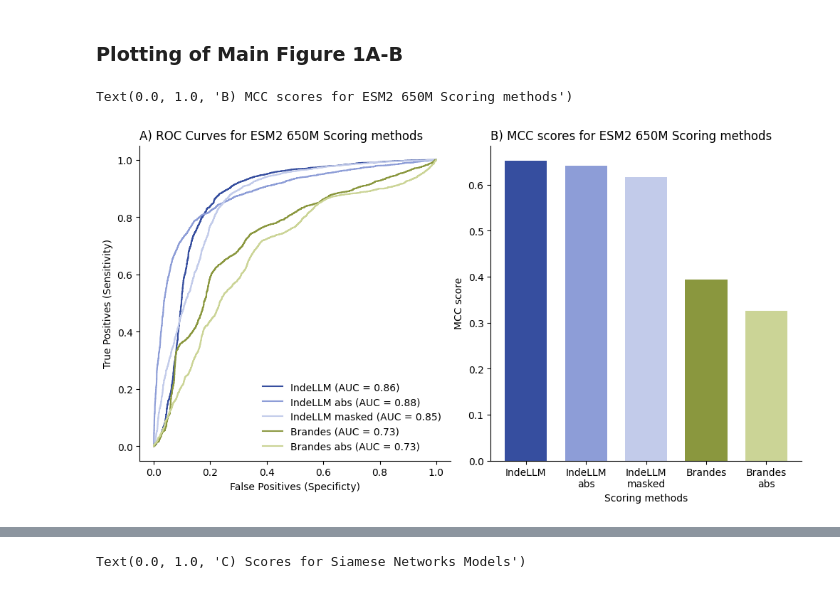
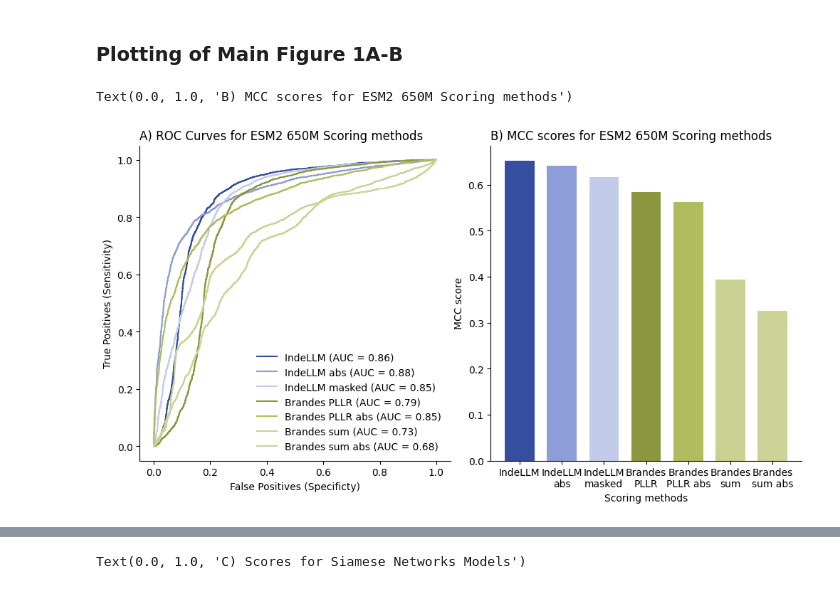
Before and after one commit to OriolGraCar/IndeLLM, a Jupyter notebook: Analysis/Analysis.ipynb, the cells around one changed output, grey strips where cells are left out. Cells and saved outputs as stored; diff of their text form; code cells hidden in the pictures.

```diff
--- a/Analysis/Analysis.ipynb
+++ b/Analysis/Analysis.ipynb
@@ -25,8 +25,11 @@ scoresESM2_3B = pd.read_csv("../Data/scores_ESM2_3B.csv")
 scoresESM2_150M = pd.read_csv("../Data/scores_ESM2_150M.csv")
 scoresESM2_650M = pd.read_csv("../Data/scores_ESM2_650M.csv")
 scoresESM2_650M_masked = pd.read_csv("../Data/scores_ESM2_650M_masked.csv")
+scoresESM2_35M = pd.read_csv("../Data/scores_ESM2_35M.csv")
 scoresESM3 = pd.read_csv("../Data/scores_ESM3.csv")
 scoresProtTrans = pd.read_csv("../Data/scores_ProtBert.csv")
+log_scoresESM2_650M = pd.read_csv("../Data/log_scores_ESM2_650M.csv")
+
 
 #Import siamese model scores
 siamese_m4_train = pd.read_csv("siamese_m4_train.csv")
@@ -48,6 +51,11 @@ scoresESM2_650M['dif_IndeLLM_abs'] = abs(scoresESM2_650M['IndeLLM_mut'] - scores
 scoresESM2_650M_masked['dif_IndeLLM'] = scoresESM2_650M_masked['IndeLLM_mut'] - scoresESM2_650M_masked['IndeLLM_wt'] # IndeLLM masked
 scoresESM2_650M['dif_Brandes'] = scoresESM2_650M['Brandes_mut'] - scoresESM2_650M['Brandes_wt'] # Brandes
 scoresESM2_650M['dif_Brandes_abs'] = abs(scoresESM2_650M['Brandes_mut'] - scoresESM2_650M['Brandes_wt']) # Brandes abs
+
+log_scoresESM2_650M['dif_IndeLLM'] = log_scoresESM2_650M['IndeLLM_mut'] - log_scoresESM2_650M['IndeLLM_wt'] # IndeLLM
+log_scoresESM2_650M['dif_IndeLLM_abs'] = abs(log_scoresESM2_650M['IndeLLM_mut'] - log_scoresESM2_650M['IndeLLM_wt']) # IndeLLM abs
+log_scoresESM2_650M['dif_Brandes'] = log_scoresESM2_650M['Brandes_mut'] - log_scoresESM2_650M['Brandes_wt'] # Brandes
+log_scoresESM2_650M['dif_Brandes_abs'] = abs(log_scoresESM2_650M['Brandes_mut'] - log_scoresESM2_650M['Brandes_wt']) # Brandes abs
 # %% [markdown]
 ### Performace analysis of scoring approaches
 We evaluate the performace of the scoring approaches by calculation of false and true positives, AUC, F1-score and MCC. These scores are calculated using sklearn and saved in the metrics file
@@ -66,45 +74,51 @@ fpr_ESM2650M_IndeLLM_abs, tpr_ESM2650M_IndeLLM_abs, thersholds_ESM2650M_IndeLLM_
 fpr_ESM2650M_masked_IndeLLM, tpr_ESM2650M_masked_IndeLLM, thersholds_ESM2650M_masked_IndeLLM = metrics.roc_curve(alldata['label'].values, scoresESM2_650M_masked['dif_IndeLLM'].values, pos_label=0)
 fpr_ESM2650M_Brandes, tpr_ESM2650M_Brandes, thersholds_ESM2650M_Brandes = metrics.roc_curve(alldata['label'].values, scoresESM2_650M['dif_Brandes'].values, pos_label=0)
 fpr_ESM2650M_Brandes_abs, tpr_ESM2650M_Brandes_abs, thersholds_ESM2650M_Brandes_abs = metrics.roc_curve(alldata['label'].values, scoresESM2_650M['dif_Brandes_abs'].values, pos_label=1) #abs scors are flipped
+log_ESM2650M_Brandes, log_tpr_ESM2650M_Brandes, log_thersholds_ESM2650M_Brandes = metrics.roc_curve(alldata['label'].values, log_scoresESM2_650M['dif_Brandes'].values, pos_label=0)
+log_ESM2650M_Brandes_abs, log_tpr_ESM2650M_Brandes_abs, log_thersholds_ESM2650M_Brandes_abs = metrics.roc_curve(alldata['label'].values, log_scoresESM2_650M['dif_Brandes_abs'].values, pos_label=1) #abs scors are flipped
 
 colors = {
     'IndeLLM': '#364e9f',
     'IndeLLM abs': '#8d9dd7',
     'IndeLLM masked': '#C2CBEA',
-    'Brandes': '#8a973e',
-    'Brandes abs': '#CBD496'
+    'Brandes PLLR': '#8a973e',
+    'Brandes PLLR abs': '#b0bd5f',
+    'Brandes sum': '#c9d292',
+    'Brandes sum abs': '#CBD496',
 }
 
-scores_label = ['IndeLLM', 'IndeLLM\nabs', 'IndeLLM\nmasked', 'Brandes', 'Brandes\nabs']
+scores_label = ['IndeLLM', 'IndeLLM\nabs', 'IndeLLM\nmasked', 'Brandes\nPLLR', 'Brandes\nPLLR abs', 'Brandes\nsum', 'Brandes\nsum abs']
 metrics_df_filtered_scores = metrics_df.loc[[score.replace('\n', ' ') for score in scores_label], :]
 n_methods = len(scores_label)
 bar_width = 0.7
 r1 = np.arange(n_methods)
 
 f, axes = plt.subplots(1,2)
 f.set_figheight(5)
 f.set_figwidth(10)
 f.tight_layout(pad=1)
 axes[0].plot(fpr_ESM2650M_IndeLLM, tpr_ESM2650M_IndeLLM, label = "IndeLLM (AUC = "+str(round(metrics_df.loc['IndeLLM', 'AUC'], 2))+")", color = "#364e9f")
 axes[0].plot(fpr_ESM2650M_IndeLLM_abs, tpr_ESM2650M_IndeLLM_abs, label = "IndeLLM abs (AUC = "+str(round(metrics_df.loc['IndeLLM abs', 'AUC'], 2))+")", color = "#8d9dd7")
 axes[0].plot(fpr_ESM2650M_masked_IndeLLM, tpr_ESM2650M_masked_IndeLLM, label = "IndeLLM masked (AUC = "+str(round(metrics_df.loc['IndeLLM masked', 'AUC'], 2))+")", color = "#C2CBEA")
-axes[0].plot(fpr_ESM2650M_Brandes, tpr_ESM2650M_Brandes, label = "Brandes (AUC = "+str(round(metrics_df.loc['Brandes', 'AUC'], 2))+")", color = "#8a973e")
-axes[0].plot(fpr_ESM2650M_Brandes_abs, tpr_ESM2650M_Brandes_abs, label = "Brandes abs (AUC = "+str(round(metrics_df.loc['Brandes', 'AUC'], 2))+")", color = "#CBD496")
+axes[0].plot(log_ESM2650M_Brandes, log_tpr_ESM2650M_Brandes, label = "Brandes PLLR (AUC = "+str(round(metrics_df.loc['Brandes PLLR', 'AUC'], 2))+")", color = "#8a973e")
+axes[0].plot(log_ESM2650M_Brandes_abs, log_tpr_ESM2650M_Brandes_abs, label = "Brandes PLLR abs (AUC = "+str(round(metrics_df.loc['Brandes PLLR abs', 'AUC'], 2))+")", color = "#b0bd5f")
+axes[0].plot(fpr_ESM2650M_Brandes, tpr_ESM2650M_Brandes, label = "Brandes sum (AUC = "+str(round(metrics_df.loc['Brandes sum', 'AUC'], 2))+")", color = "#c9d292")
+axes[0].plot(fpr_ESM2650M_Brandes_abs, tpr_ESM2650M_Brandes_abs, label = "Brandes sum abs (AUC = "+str(round(metrics_df.loc['Brandes sum abs', 'AUC'], 2))+")", color = "#CBD496")
 axes[0].set_xlabel('False Positives (Specificty)')
 axes[0].set_ylabel('True Positives (Sensitivity)')
 axes[0].set_title("A) ROC Curves for ESM2 650M Scoring methods", loc = 'left')
 axes[0].legend(loc = 'best', frameon=False)
 axes[0].spines['top'].set_visible(False)
 axes[0].spines['right'].set_visible(False)
 axes[1].bar(r1, metrics_df_filtered_scores['MCC'], color=[colors[score.replace('\n', ' ')] for score in scores_label], width=bar_width)
 axes[1].set_ylabel('MCC score')
 axes[1].set_xlabel('Scoring methods')
 axes[1].set_xticks(r1)
 axes[1].set_xticklabels(scores_label)
-axes[1].legend(fontsize = 8, frameon=False)
+axes[1].legend(fontsize = 7.5, frameon=False)
 axes[1].spines['top'].set_visible(False)
 axes[1].spines['right'].set_visible(False)
 axes[1].set_title('B) MCC scores for ESM2 650M Scoring methods', loc = 'left')
 # %% [output]
 Text(0.0, 1.0, 'B) MCC scores for ESM2 650M Scoring methods')
-[figure, old version]
+[figure, new version]
```
Also changed, not shown: parts of 15 cells of this notebook, 1 other file.
